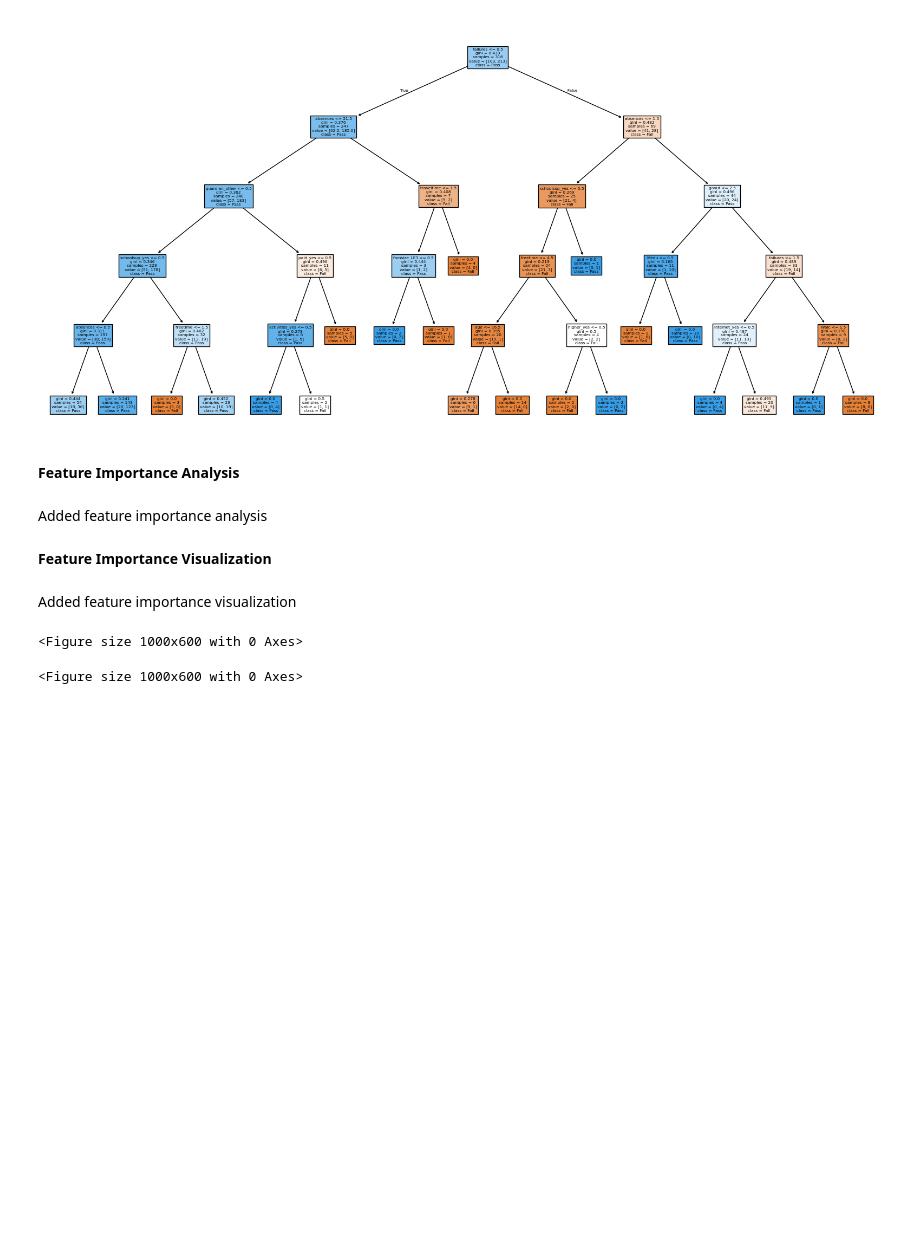
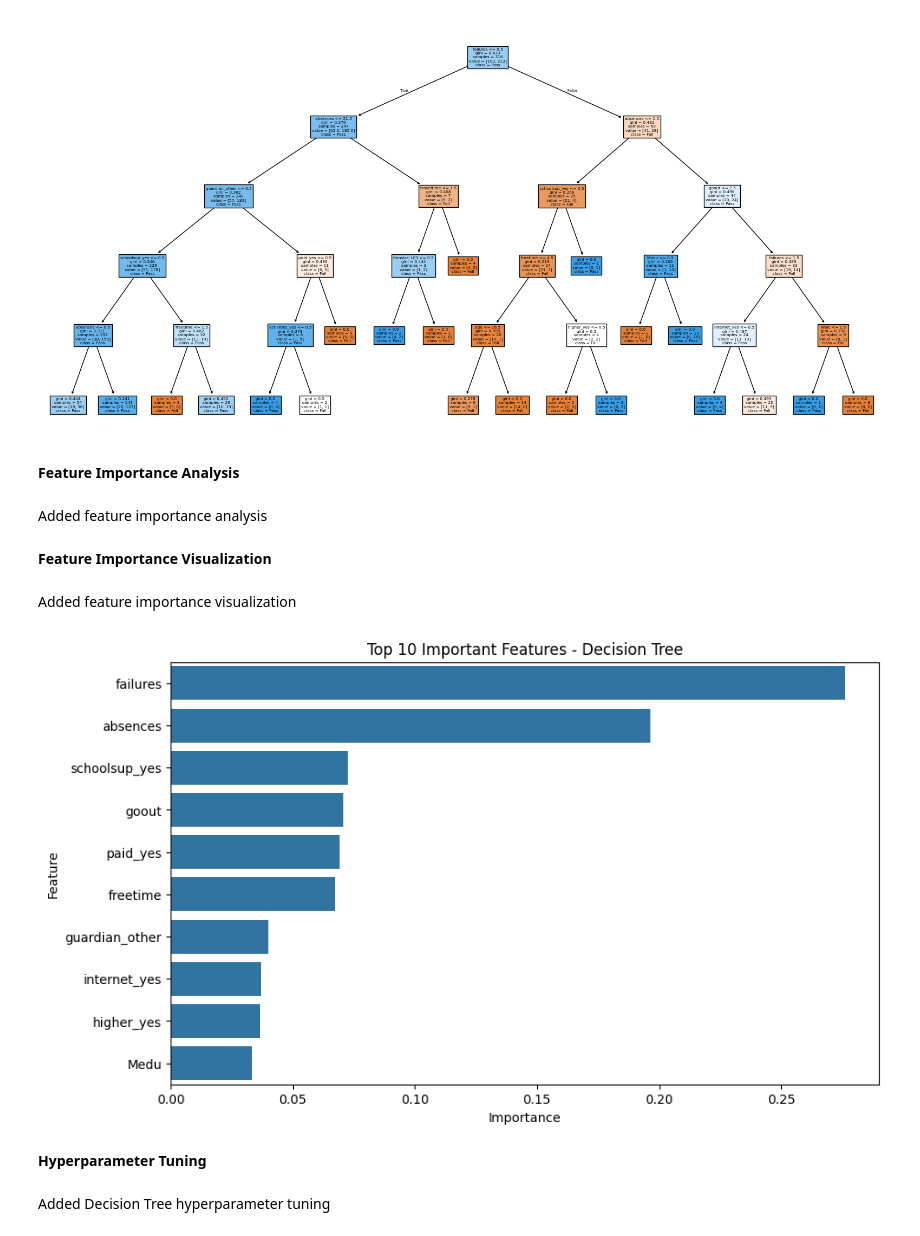
Before and after one commit to aiswaryasds25-lab/Project2_StudentPerformance_Prediction_and_Earlyintervention, a Jupyter notebook: Added Decision Tree and feature importance analysis.ipynb, the cells around one changed output. Cells and saved outputs as stored; diff of their text form; code cells hidden in the pictures; blank space fills up the shorter version.

```diff
--- a/Added Decision Tree and feature importance analysis.ipynb
+++ b/Added Decision Tree and feature importance analysis.ipynb
@@ -184,8 +184,21 @@ feature_importance = feature_importance.sort_values(
 **Feature Importance Visualization**
 # %% [markdown]
 Added feature importance visualization
-# %%
-plt.figure(figsize=(10,6))
-# %% [output]
-<Figure size 1000x600 with 0 Axes>
-<Figure size 1000x600 with 0 Axes>
+# %%
+plt.figure(figsize=(10,6))
+
+sns.barplot(
+    x='Importance',
+    y='Feature',
+    data=feature_importance.head(10)
+)
+
+plt.title("Top 10 Important Features - Decision Tree")
+
+plt.show()
+# %% [output]
+[figure, added]
+# %% [markdown]
+**Hyperparameter Tuning**
+# %% [markdown]
+Added Decision Tree hyperparameter tuning
```
Also changed, not shown: parts of 1 cell of this notebook.
